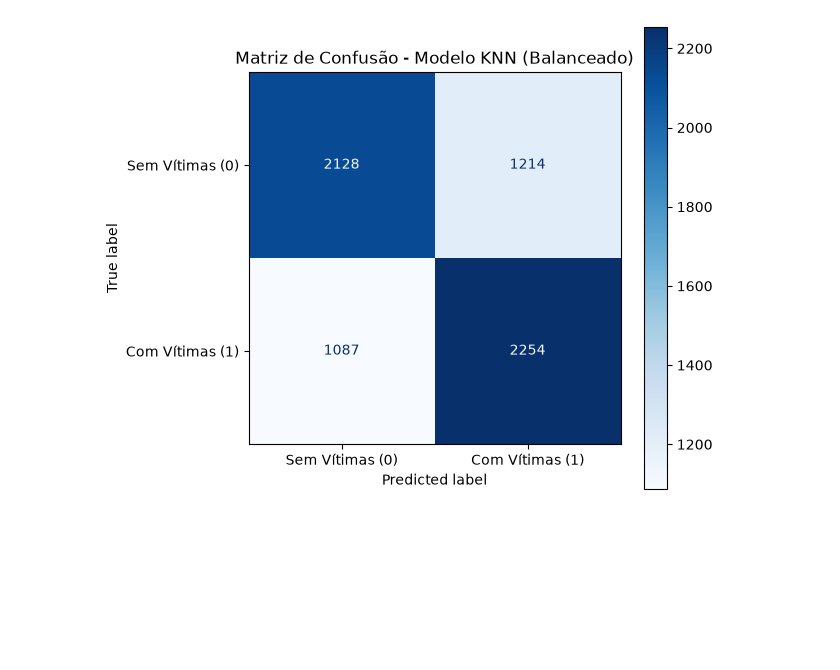
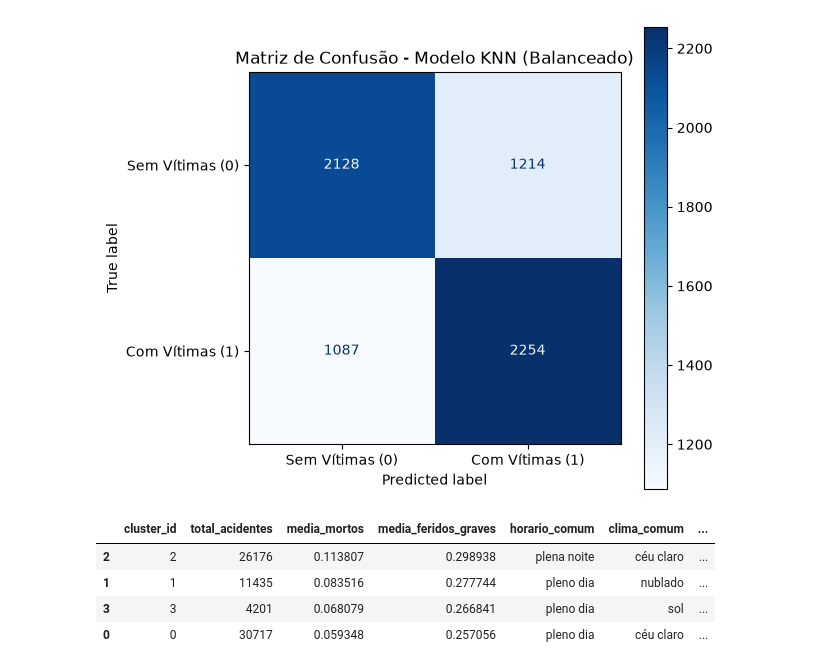
Before and after one commit to luis-fernandoh/projeto_final_ciencia_de_dados, a Jupyter notebook: TP2.ipynb, the cells around one changed output. Saved outputs shown, nothing was run; the diff lists cells and outputs as text; code cells hidden in the pictures; blank space fills up the shorter version.

```diff
--- a/TP2.ipynb
+++ b/TP2.ipynb
@@ -576,3 +576,42 @@ plt.title("Matriz de Confusão - Modelo KNN (Balanceado)")
 plt.show()
 # %% [output]
 [figure]
+# %%
+# 1. Selecionando estritamente as variáveis solicitadas
+features_categoricas = ['fase_dia', 'condicao_meteorologica', 'tipo_pista']
+features_gravidade = ['mortos', 'feridos_graves']
+
+# Removendo valores nulos para evitar erros no modelo
+df_kmeans_foco = df1[features_categoricas + features_gravidade].dropna().copy()
+
+# 2. Transformando texto em números (One-Hot Encoding)
+X_categorico = pd.get_dummies(df_kmeans_foco[features_categoricas], drop_first=True)
+X_completo = pd.concat([X_categorico, df_kmeans_foco[features_gravidade]], axis=1)
+
+# 3. Padronização Obrigatória (StandardScaler)
+scaler = StandardScaler()
+X_escalonado = scaler.fit_transform(X_completo)
+
+# 4. Treinamento do K-Means (usando o k=4 validado anteriormente)
+kmeans = KMeans(n_clusters=4, random_state=42, n_init=10)
+df_kmeans_foco['cluster_id'] = kmeans.fit_predict(X_escalonado)
+
+# 5. Profilagem: Extraindo as condições exatas de cada grupo
+profilagem_condicoes = df_kmeans_foco.groupby('cluster_id').agg(
+    total_acidentes=('mortos', 'count'),
+    media_mortos=('mortos', 'mean'),
+    media_feridos_graves=('feridos_graves', 'mean'),
+    horario_comum=('fase_dia', lambda x: x.mode()[0]),
+    clima_comum=(col_clima, lambda x: x.mode()[0]),
+    via_comum=('tipo_pista', lambda x: x.mode()[0])
+).reset_index()
+
+# Ordenando do mais grave (maior letalidade) para o menos grave
+profilagem_condicoes = profilagem_condicoes.sort_values(by='media_mortos', ascending=False)
+display(profilagem_condicoes)
+# %% [output]
+|  | cluster_id | total_acidentes | media_mortos | media_feridos_graves | horario_comum | clima_comum | ... |
+| 2 | 2 | 26176 | 0.113807 | 0.298938 | plena noite | céu claro | ... |
+| 1 | 1 | 11435 | 0.083516 | 0.277744 | pleno dia | nublado | ... |
+| 3 | 3 | 4201 | 0.068079 | 0.266841 | pleno dia | sol | ... |
+| 0 | 0 | 30717 | 0.059348 | 0.257056 | pleno dia | céu claro | ... |
```
Also changed, not shown: parts of 1 cell of this notebook.
